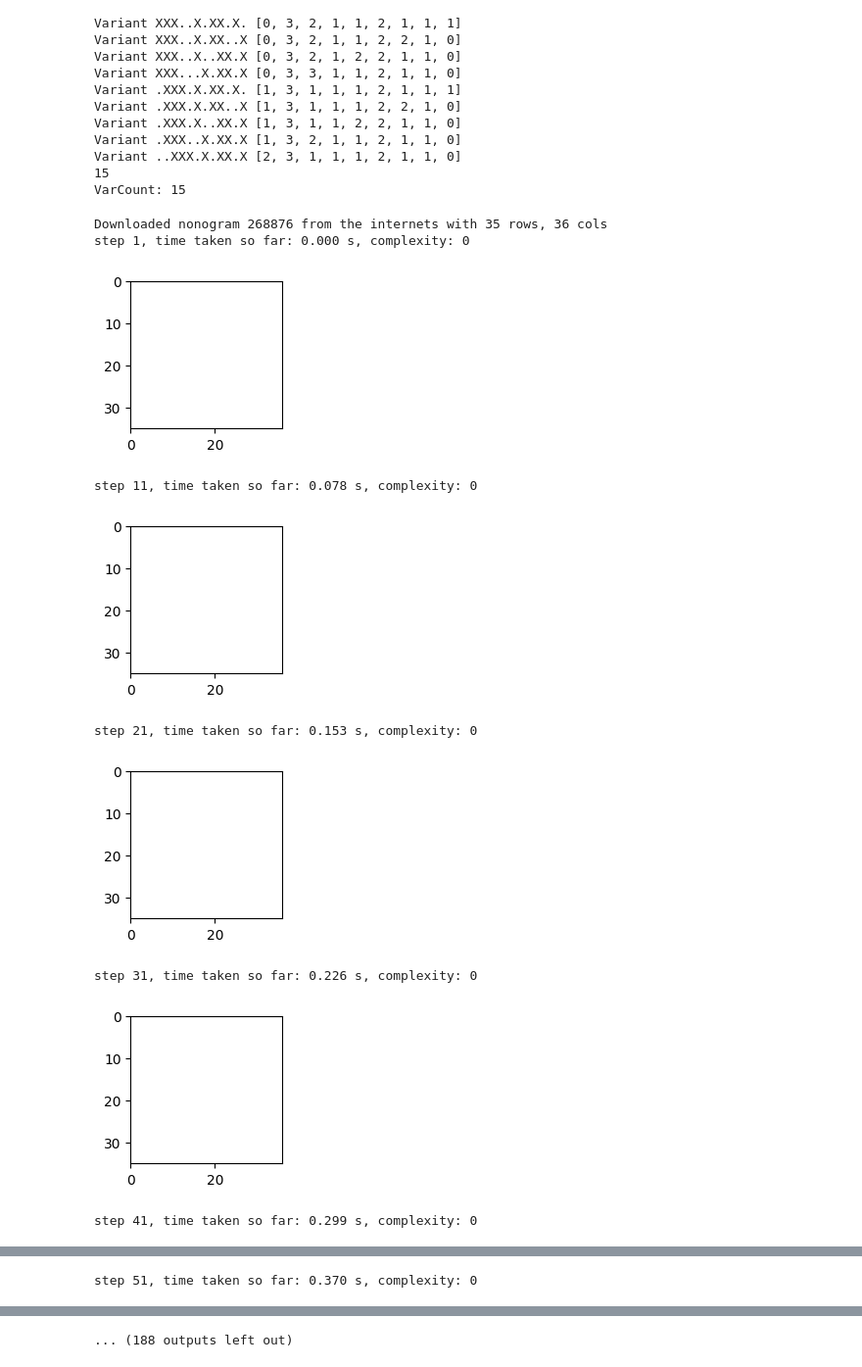
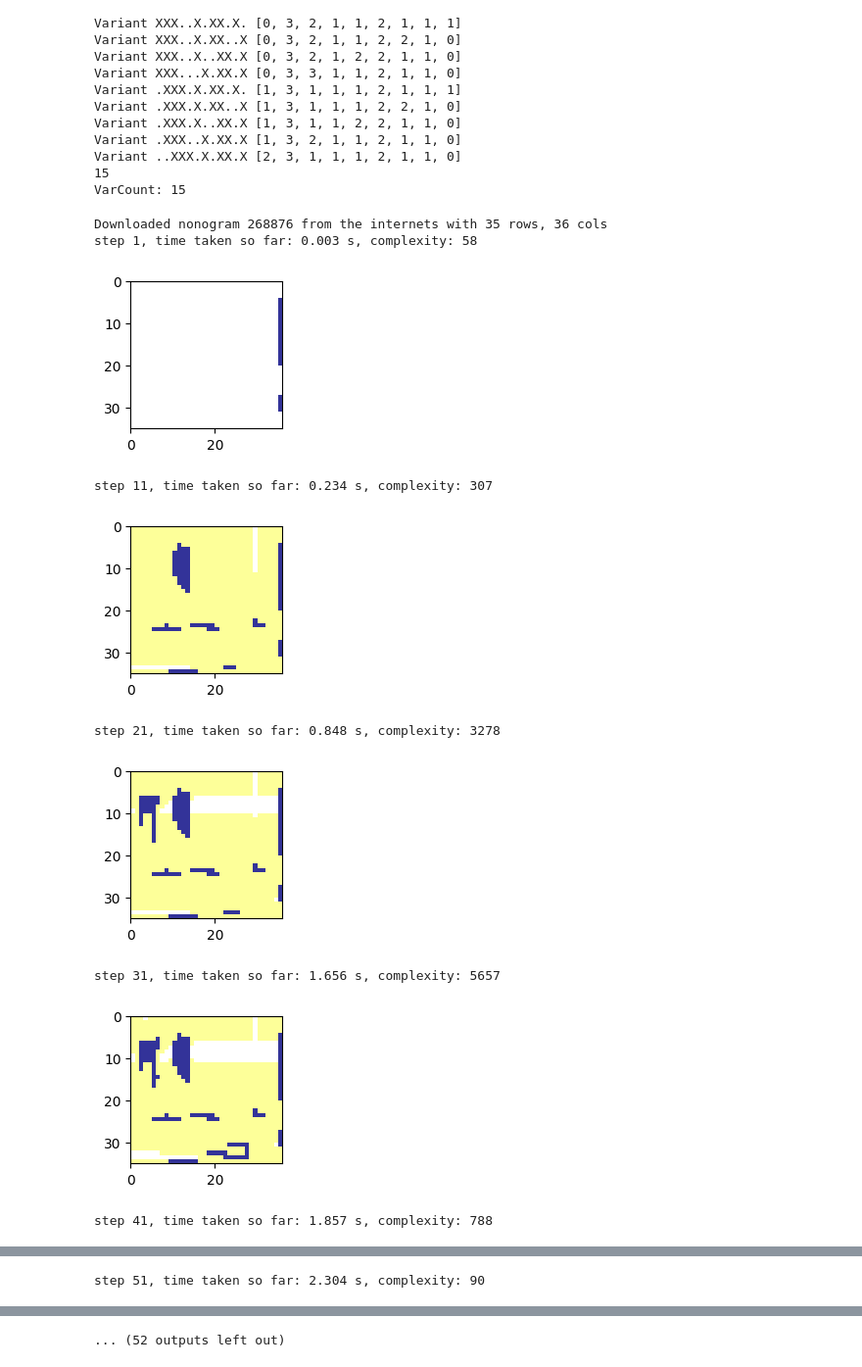
Before and after one commit to DeirhX/griddler, a Jupyter notebook: Griddler.ipynb, the cells around one changed output, grey strips where cells are left out. Shown at 98% size. Saved outputs shown, nothing was run; the diff lists cells and outputs as text; code cells hidden in the pictures.

```diff
--- a/Griddler.ipynb
+++ b/Griddler.ipynb
@@ -258,42 +262,44 @@ def get_test_puzzle(file):
     return rows, cols
 # %%
 # Load our next puzzle
-# rows, cols = get_test_puzzle('gridler.multisolve.json.txt')
-rows, cols = get_actual_puzzle(268876)
+rows, cols = get_test_puzzle('gridler.multisolve.json.txt')
+# rows, cols = get_actual_puzzle(268876)
 
 srows = [Seq(row) for row in rows]
 scols = [Seq(col) for col in cols]
 field = Field(srows, scols)
 
 prev = start
 step = 0
 debug_level = 0
 Variant.unpacks_done = 0
 start = time.perf_counter()
 
 # Fire the solver
-while field.solve_step():
+for done in field.solve_step():
     step += 1
     if step % 10 == 1:
         print(f'step {step}, time taken so far: {time.perf_counter() - start:.3f} s, complexity: {field.last_complexity()}')
         field.visualize()
     prev = time.perf_counter()
+    if done:
+        break
 
-print(f"Solved in {step} steps :-)") if not 0 in field.mat else print("Unsolved :-(")
+print(f"Solved in {step} steps :-)") if field.is_solved() else print("Unsolved :-(")
 print(f" in {time.perf_counter() - start:.3f} s")
 print(f"{Variant.unpacks_done=} (the expensive stuff)")
 field.visualize()
 
 # Current state:
 #  Still No branching support
 # %% [output]
 Downloaded nonogram 268876 from the internets with 35 rows, 36 cols
-step 1, time taken so far: 0.000 s, complexity: 0
+step 1, time taken so far: 0.003 s, complexity: 58
-[figure, old version]
+[figure, new version]
-step 11, time taken so far: 0.078 s, complexity: 0
+step 11, time taken so far: 0.234 s, complexity: 307
-[figure, old version]
+[figure, new version]
-step 21, time taken so far: 0.153 s, complexity: 0
+step 21, time taken so far: 0.848 s, complexity: 3278
-[figure, old version]
+[figure, new version]
-step 31, time taken so far: 0.226 s, complexity: 0
+step 31, time taken so far: 1.656 s, complexity: 5657
-[figure, old version]
+[figure, new version]
-step 41, time taken so far: 0.299 s, complexity: 0
+step 41, time taken so far: 1.857 s, complexity: 788
@@ -301 +307 @@ step 41, time taken so far: 0.299 s, complexity: 0
-step 51, time taken so far: 0.370 s, complexity: 0
+step 51, time taken so far: 2.304 s, complexity: 90
@@ -303 +309 @@ step 51, time taken so far: 0.370 s, complexity: 0
-... (188 outputs left out)
+... (52 outputs left out)
```
Also changed, not shown: parts of 2 cells of this notebook.
